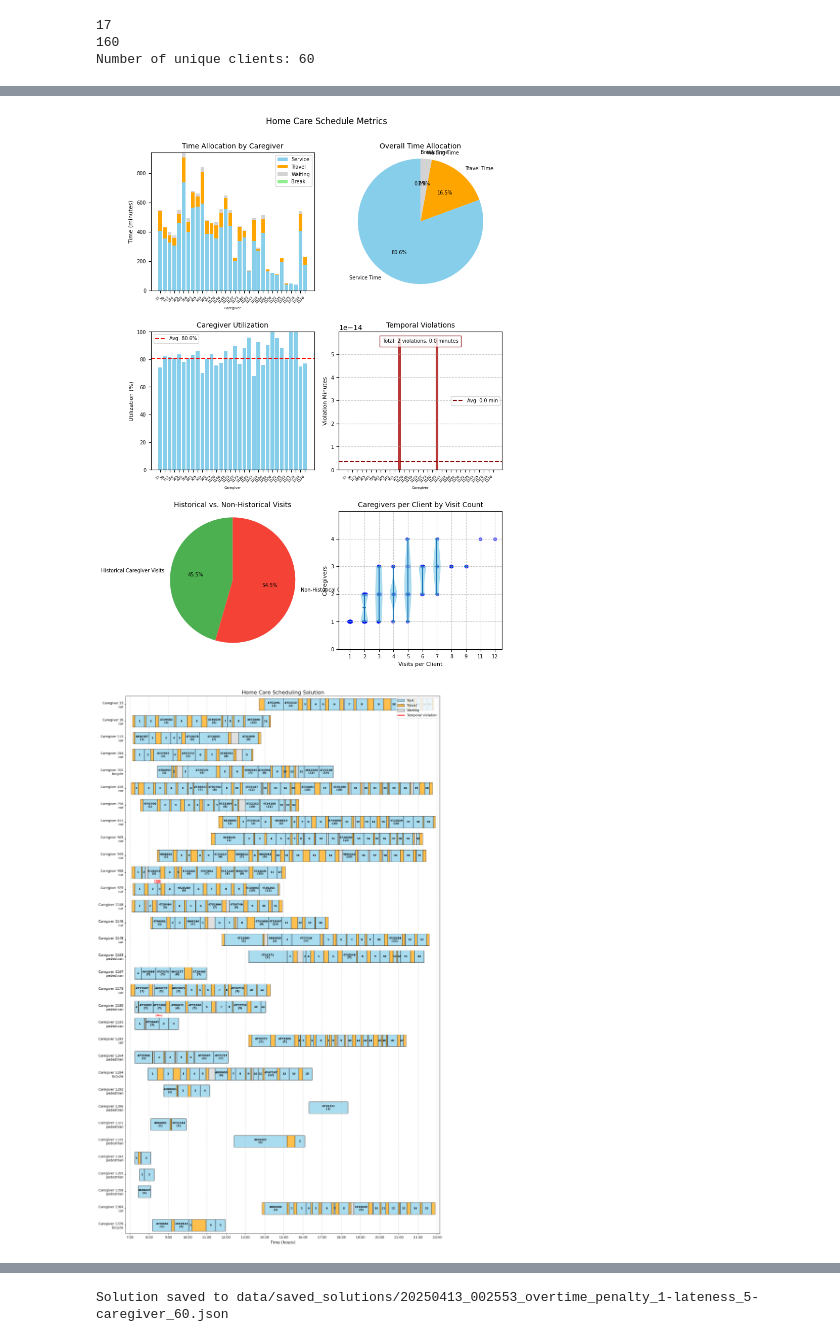
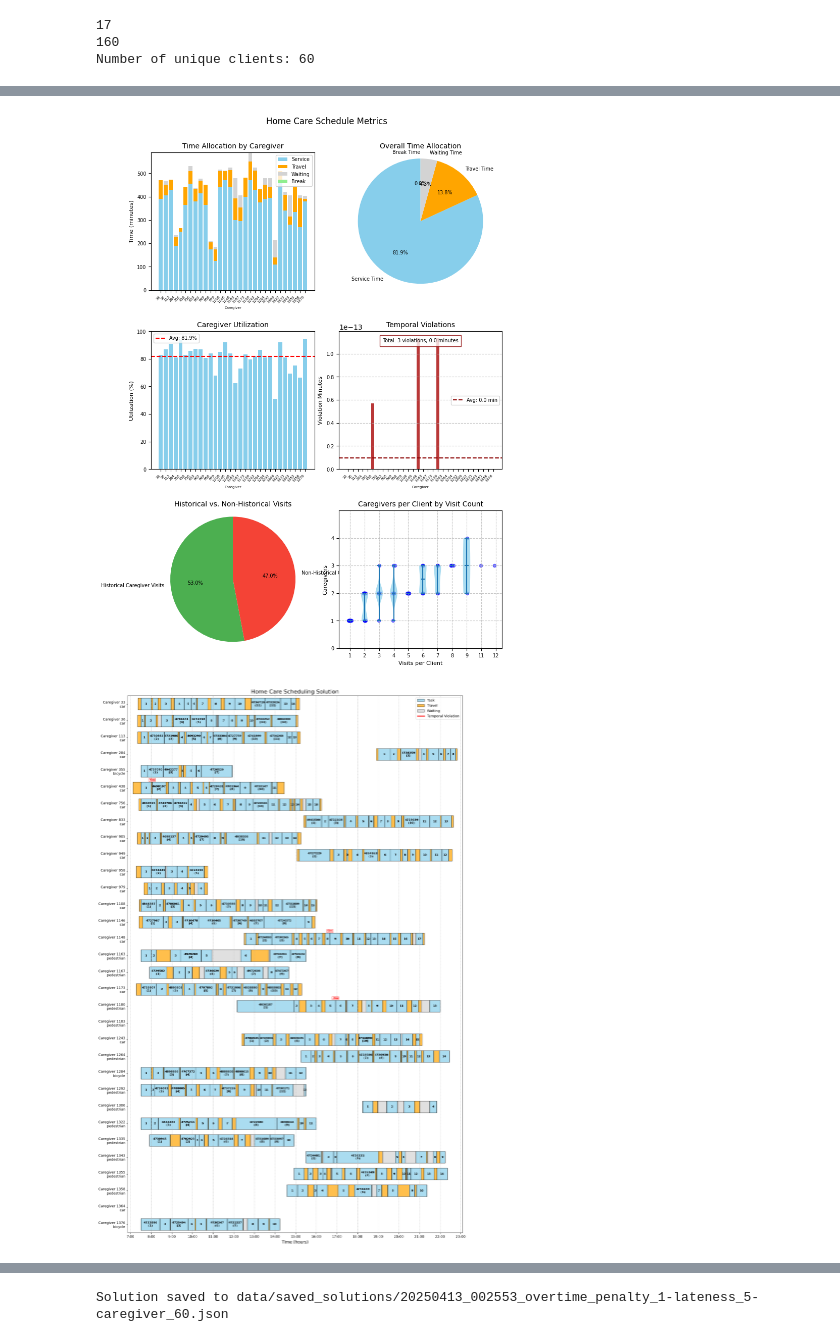
Before and after one commit to vilhelm-k/SA120X_KEX, a Jupyter notebook: main.ipynb, the cells around one changed output, grey strips where cells are left out. Saved outputs shown, nothing was run; the diff lists cells and outputs as text; code cells hidden in the pictures.

```diff
--- a/main.ipynb
+++ b/main.ipynb
@@ -99,12 +77,12 @@ Best objective 7.970760000000e+03, best bound 7.474166666667e+03, gap 6.2302%
 # %%
 from utils.visualization import visualize_schedule, visualize_metrics, visualize_routes, display_metrics_summary
 
-# model.get_solution()
+model.get_solution()
 
 metrics_plot = visualize_metrics(model, display_mode='dashboard');
 schedule_plot = visualize_schedule(model);
 route_plot = visualize_routes(model, caregiver_ids=None, subplot_mode=True);
 #display_metrics_summary(model)
 # %% [output]
-[figure, old version]
+[figure, new version]
-[figure, old version]
+[figure, new version]
```
Also changed, not shown: parts of 5 cells of this notebook, 1 other file.
